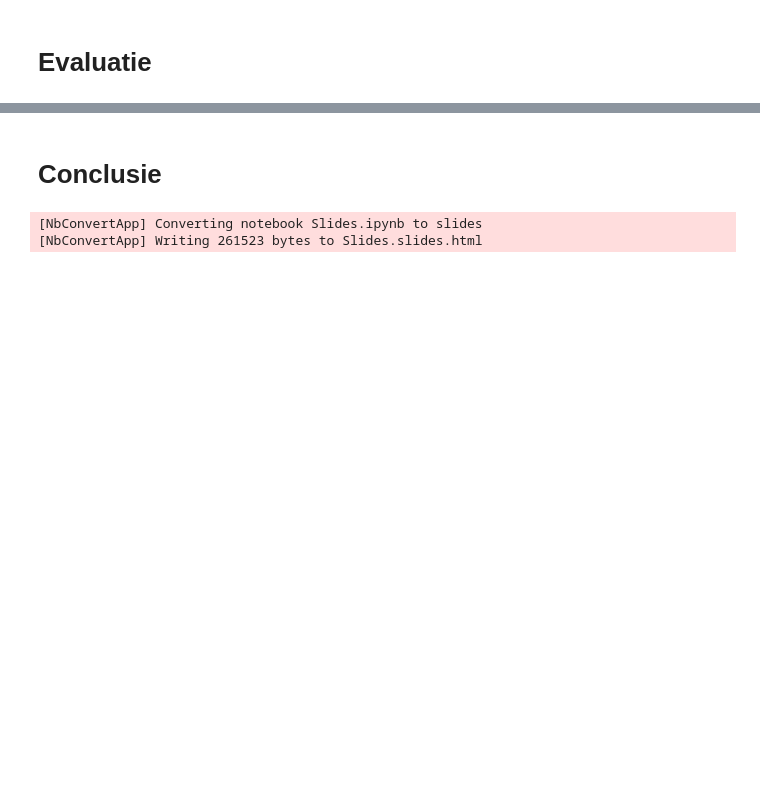
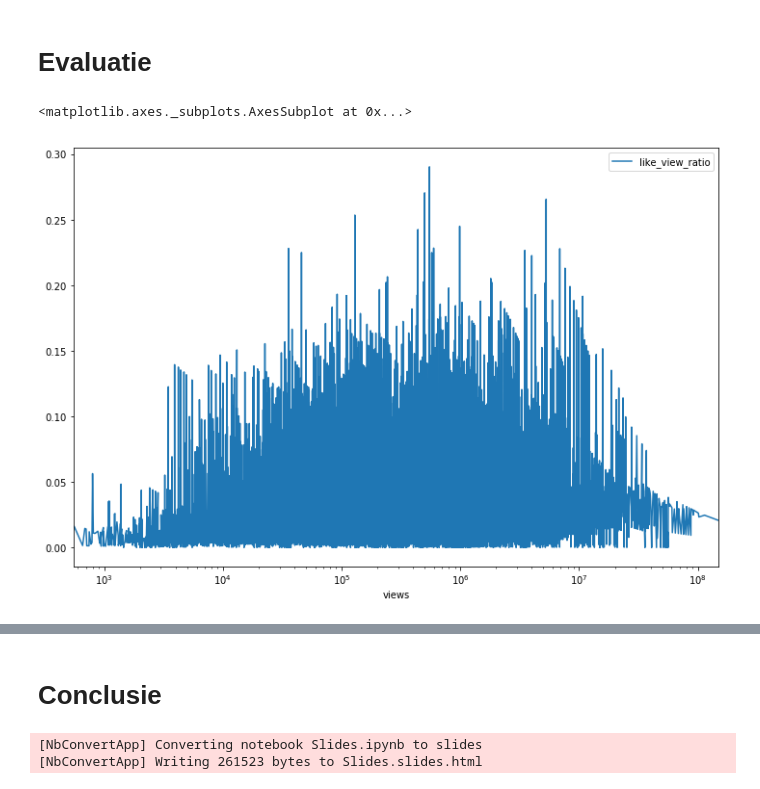
Before and after one commit to SandervWickeren/DataScience_YouTube, a Jupyter notebook: Slides.ipynb, the cells around one changed output, grey strips where cells are left out. Saved outputs shown, nothing was run; the diff lists cells and outputs as text; code cells hidden in the pictures; blank space fills up the shorter version.

```diff
--- a/Slides.ipynb
+++ b/Slides.ipynb
@@ -51,3 +56,8 @@ from collections import Counter
 trending = pd.DataFrame.from_csv('USvideos_1.csv')
 categories = pd.DataFrame.from_csv("categories.csv",index_col=None)
 trending=trending.merge(categories,on="category_id")
+
+# Voeg ratios toe
+trending['like_view_ratio'] = trending.likes / trending.views
+trending['dislike_view_ratio'] = trending.dislikes / trending.views
+trending["like_dislike_ratio"] = trending.likes / trending.dislikes
@@ -62,3 +130,11 @@ trending.head()
 | 4 | 17.14.11 | Wearing Online Dollar Store Makeu... | Safiya Nygaard | 22 | 2017-11-11T01:19:33.000Z | wearing online dollar store makeu... | 2744430 | 115426 | 1110 | ... |
 # %% [markdown]
 # Evaluatie
+# %%
+# Voeg ratios toe
+trending['like_view_ratio'] = trending.likes / trending.views
+# Ratio likes ten opzichte van views.
+trending.sort_values(by='views').plot(x='views', y="like_view_ratio", figsize=(12,8), logx=True)
+# %% [output]
+<matplotlib.axes._subplots.AxesSubplot at 0x...>
+[figure, added]
```
Also changed, not shown: parts of 9 cells of this notebook, 2 other files.
